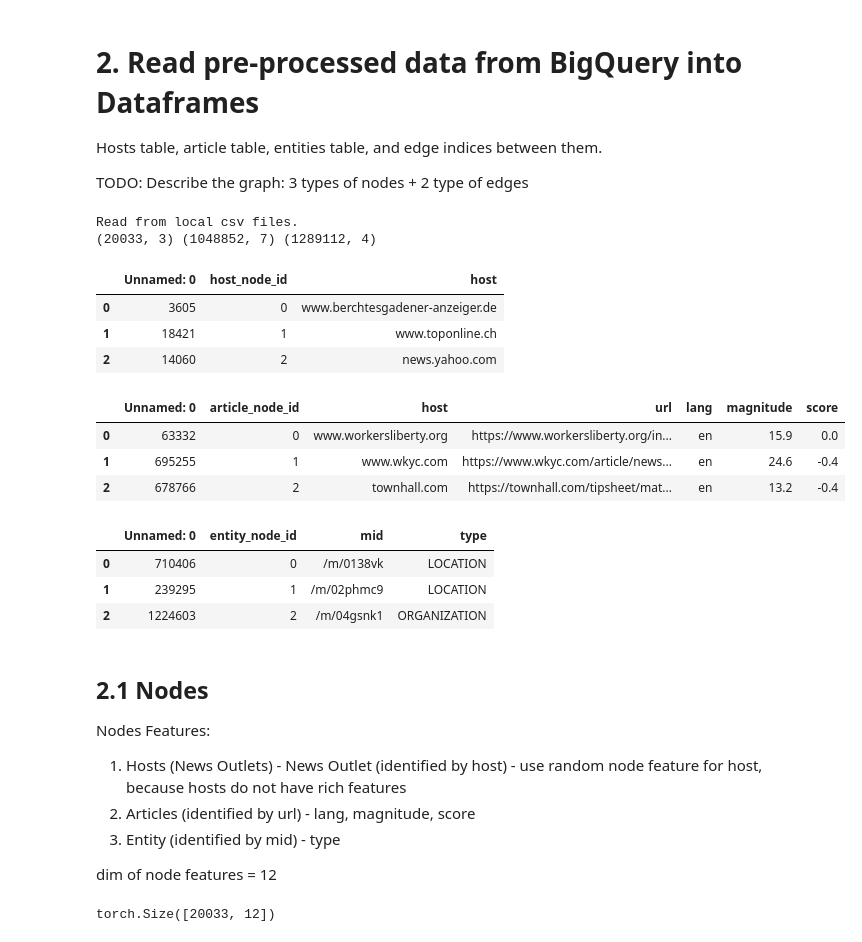
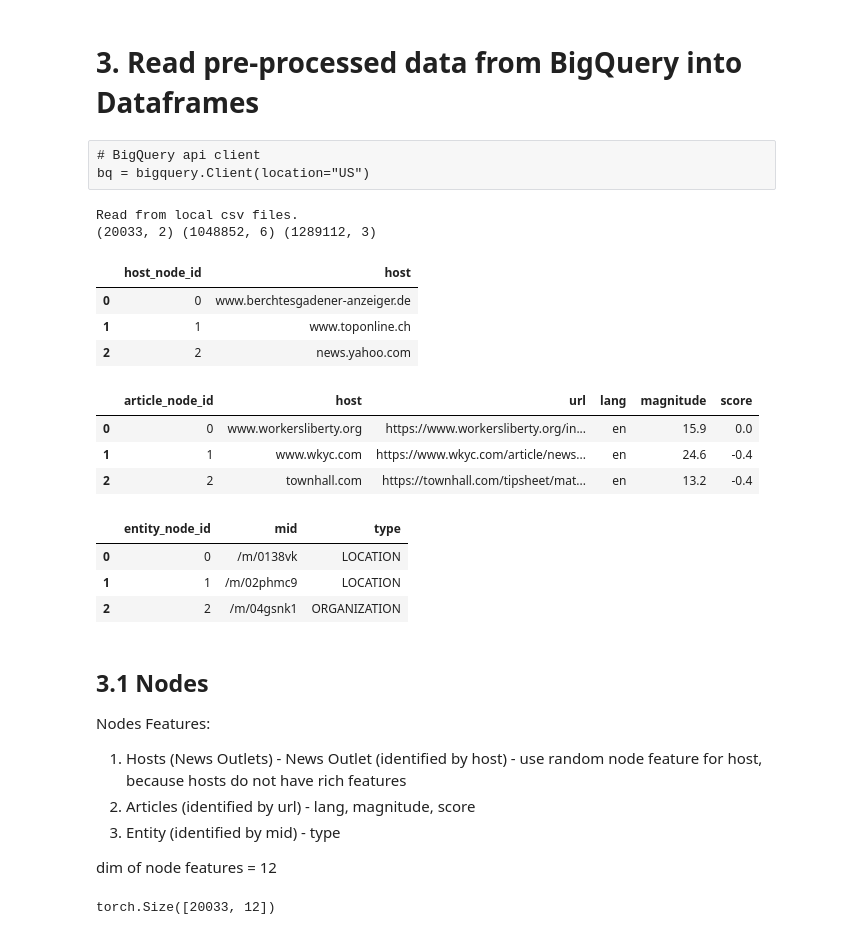
Before and after one commit to cecilpang/news-outlets, a Jupyter notebook: notebooks/news_outlets.ipynb, the cells around one changed output. Saved outputs shown, nothing was run; the diff lists cells and outputs as text; code cells hidden in the pictures.

```diff
--- a/notebooks/news_outlets.ipynb
+++ b/notebooks/news_outlets.ipynb
@@ -22,9 +49,6 @@ TODO: List tools to use: BigQuery, PyTorch, PyG
 # %% [markdown]
-# 2. Read pre-processed data from BigQuery into Dataframes
-Hosts table, article table, entities table, and edge indices between them.
-
-TODO: Describe the graph: 3 types of nodes + 2 type of edges
+# 3. Read pre-processed data from BigQuery into Dataframes
-# %%
-# BigQuery api client
-bq = bigquery.Client(location="US")
+# %% [raw]
+# BigQuery api client
+bq = bigquery.Client(location="US")
 # %%
@@ -70,40 +95,38 @@ def load_nodes_tables(bq):
 # %%
 # load nodes tables into dataframes
 hosts_table, articles_table, entities_table = load_nodes_tables(bq=None)
 
-# sort the dataframes by node ids
+# sort the dataframes by node ids, this is not necessary but makes a niceer view of the df
 hosts_table = hosts_table.sort_values(by=['host_node_id'], ascending=True).reset_index(drop=True)
+hosts_table.drop('Unnamed: 0', axis=1, inplace=True)
 articles_table = articles_table.sort_values(by=['article_node_id'], ascending=True).reset_index(drop=True)
+articles_table.drop('Unnamed: 0', axis=1, inplace=True)
 entities_table = entities_table.sort_values(by=['entity_node_id'], ascending=True).reset_index(drop=True)
+entities_table.drop('Unnamed: 0', axis=1, inplace=True)
 
 print(hosts_table.shape, articles_table.shape, entities_table.shape)
-
-# sort the dataframes by node ids, this is not necessary but makes a niceer view of the df
-hosts_table = hosts_table.sort_values(by=['host_node_id'], ascending=True).reset_index(drop=True)
-articles_table = articles_table.sort_values(by=['article_node_id'], ascending=True).reset_index(drop=True)
-entities_table = entities_table.sort_values(by=['entity_node_id'], ascending=True).reset_index(drop=True)
 
 # Display the first 3 rows
 display(hosts_table.head(3))
 display(articles_table.head(3))
 display(entities_table.head(3))
 # %% [output]
 Read from local csv files.
-(20033, 3) (1048852, 7) (1289112, 4)
+(20033, 2) (1048852, 6) (1289112, 3)
-|  | Unnamed: 0 | host_node_id | host |
-| 0 | 3605 | 0 | www.berchtesgadener-anzeiger.de |
-| 1 | 18421 | 1 | www.toponline.ch |
-| 2 | 14060 | 2 | news.yahoo.com |
+|  | host_node_id | host |
+| 0 | 0 | www.berchtesgadener-anzeiger.de |
+| 1 | 1 | www.toponline.ch |
+| 2 | 2 | news.yahoo.com |
-|  | Unnamed: 0 | article_node_id | host | url | lang | magnitude | score |
-| 0 | 63332 | 0 | www.workersliberty.org | https://www.workersliberty.org/in... | en | 15.9 | 0.0 |
-| 1 | 695255 | 1 | www.wkyc.com | https://www.wkyc.com/article/news... | en | 24.6 | -0.4 |
-| 2 | 678766 | 2 | townhall.com | https://townhall.com/tipsheet/mat... | en | 13.2 | -0.4 |
+|  | article_node_id | host | url | lang | magnitude | score |
+| 0 | 0 | www.workersliberty.org | https://www.workersliberty.org/in... | en | 15.9 | 0.0 |
+| 1 | 1 | www.wkyc.com | https://www.wkyc.com/article/news... | en | 24.6 | -0.4 |
+| 2 | 2 | townhall.com | https://townhall.com/tipsheet/mat... | en | 13.2 | -0.4 |
-|  | Unnamed: 0 | entity_node_id | mid | type |
-| 0 | 710406 | 0 | /m/0138vk | LOCATION |
-| 1 | 239295 | 1 | /m/02phmc9 | LOCATION |
-| 2 | 1224603 | 2 | /m/04gsnk1 | ORGANIZATION |
+|  | entity_node_id | mid | type |
+| 0 | 0 | /m/0138vk | LOCATION |
+| 1 | 1 | /m/02phmc9 | LOCATION |
+| 2 | 2 | /m/04gsnk1 | ORGANIZATION |
 # %% [markdown]
-## 2.1 Nodes
+## 3.1 Nodes
 Nodes Features:
 1. Hosts (News Outlets) - News Outlet (identified by host) - use random node feature for host, because hosts do not have rich features
 2. Articles (identified by url) - lang, magnitude, score
```
Also changed, not shown: parts of 27 cells of this notebook, 1 other file.
